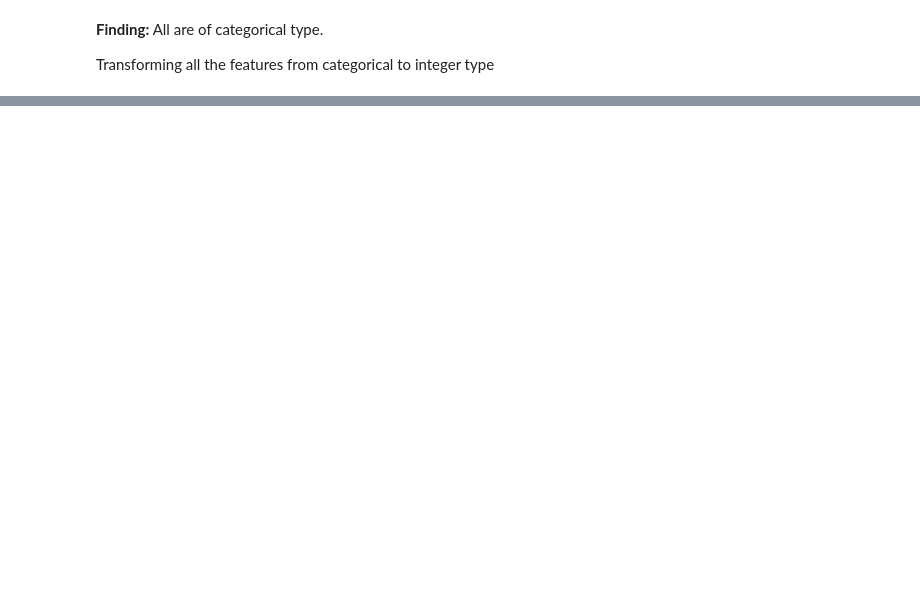
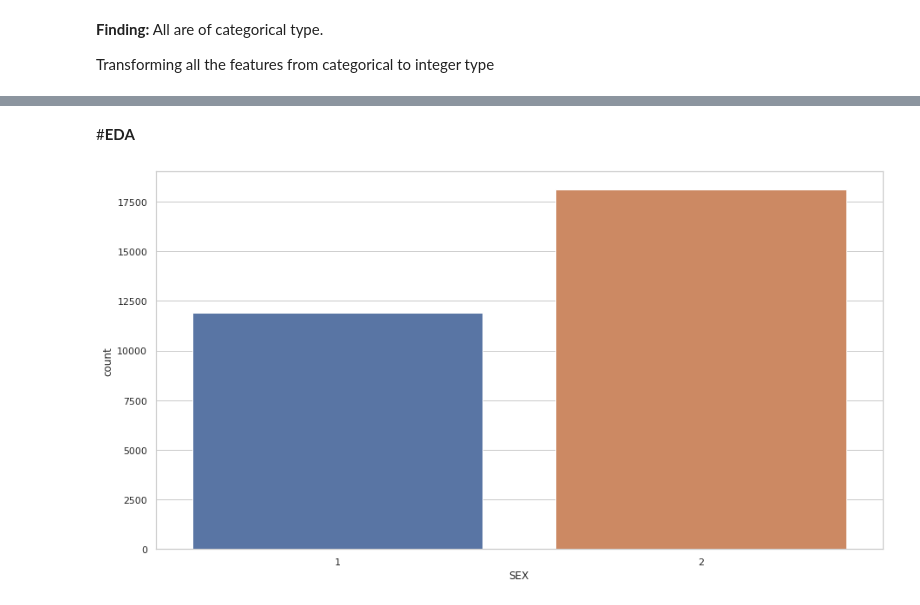
Before and after one commit to sudeep-009/Classification-Capstone-Project--Card-Default-Prediction, a Jupyter notebook: Copy_of_Credit_Card_Default_Prediction_Capstone_Project.ipynb, the cells around one changed output, grey strips where cells are left out. Cells and saved outputs as stored; diff of their text form; code cells hidden in the pictures; blank space fills up the shorter version.

```diff
--- a/Copy_of_Credit_Card_Default_Prediction_Capstone_Project.ipynb
+++ b/Copy_of_Credit_Card_Default_Prediction_Capstone_Project.ipynb
@@ -43,3 +43,4 @@ card_df = pd.read_csv('/content/drive/MyDrive/Colab Notebooks/AlmaBetter/Capston
 new_header = card_df.iloc[0] #grab the first row for the header
 card_df = card_df[1:] #take the data less the header row
 card_df.columns = new_header #set the header row as the df header
+card_df.set_index('ID',inplace=True)
@@ -56,2 +46,0 @@ card_df.head()
-# %%
-card_df.set_index('ID')
@@ -161,0 +138,6 @@ memory usage: 5.7 MB
+# %%
+#Rename
+card_df.rename(columns={'PAY_0':'PAY_SEP','PAY_2':'PAY_AUG','PAY_3':'PAY_JUL','PAY_4':'PAY_JUN','PAY_5':'PAY_MAY','PAY_6':'PAY_APR',
+            'BILL_AMT1':'BILL_AMT_SEPT','BILL_AMT2':'BILL_AMT_AUG','BILL_AMT3':'BILL_AMT_JUL','BILL_AMT4':'BILL_AMT_JUN','BILL_AMT5':'BILL_AMT_MAY','BILL_AMT6':'BILL_AMT_APR',
+              'PAY_AMT1':'PAY_AMT_SEPT','PAY_AMT2':'PAY_AMT_AUG','PAY_AMT3':'PAY_AMT_JUL','PAY_AMT4':'PAY_AMT_JUN','PAY_AMT5':'PAY_AMT_MAY','PAY_AMT6':'PAY_AMT_APR',
+                'default payment next month':'IS_Defaulter'},inplace=True)
@@ -161,0 +159,2 @@ memory usage: 5.7 MB
+# %% [markdown]
+#**EDA**
@@ -161,0 +170,5 @@ memory usage: 5.7 MB
+# %%
+plt.figure(figsize=(15,8))
+ax = sns.countplot(x="SEX", data=card_df)
+# %% [output]
+[figure, added]
```
Also changed, not shown: parts of 11 cells of this notebook.
